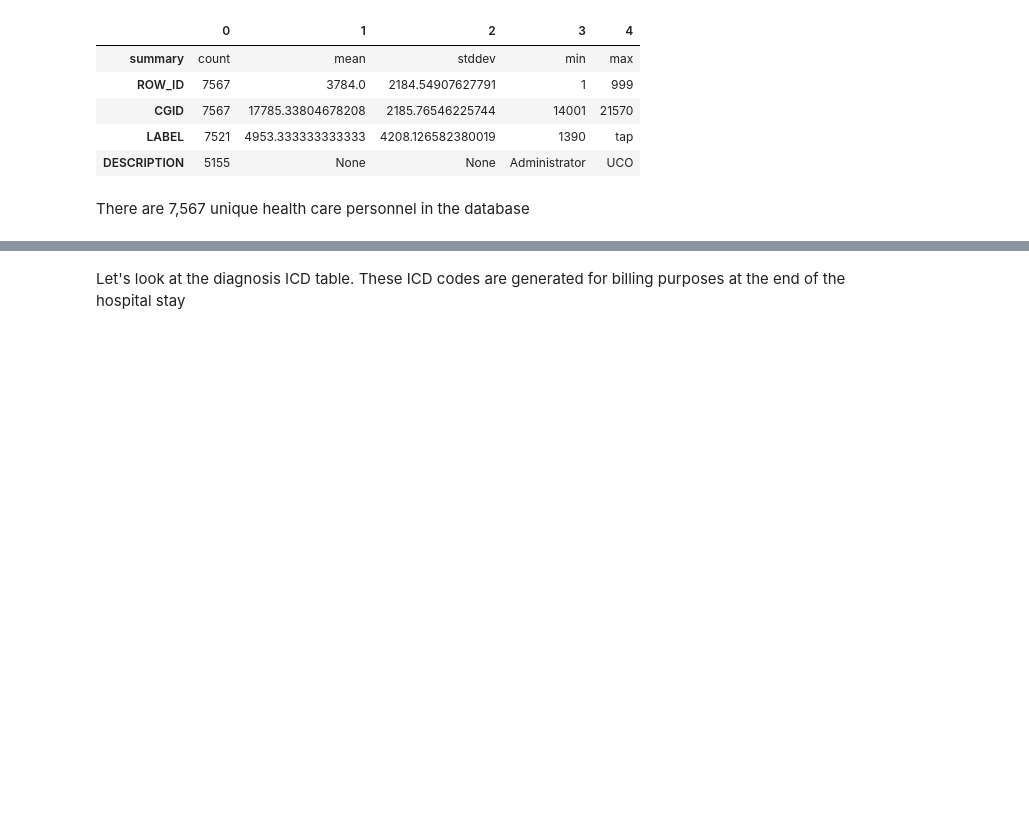
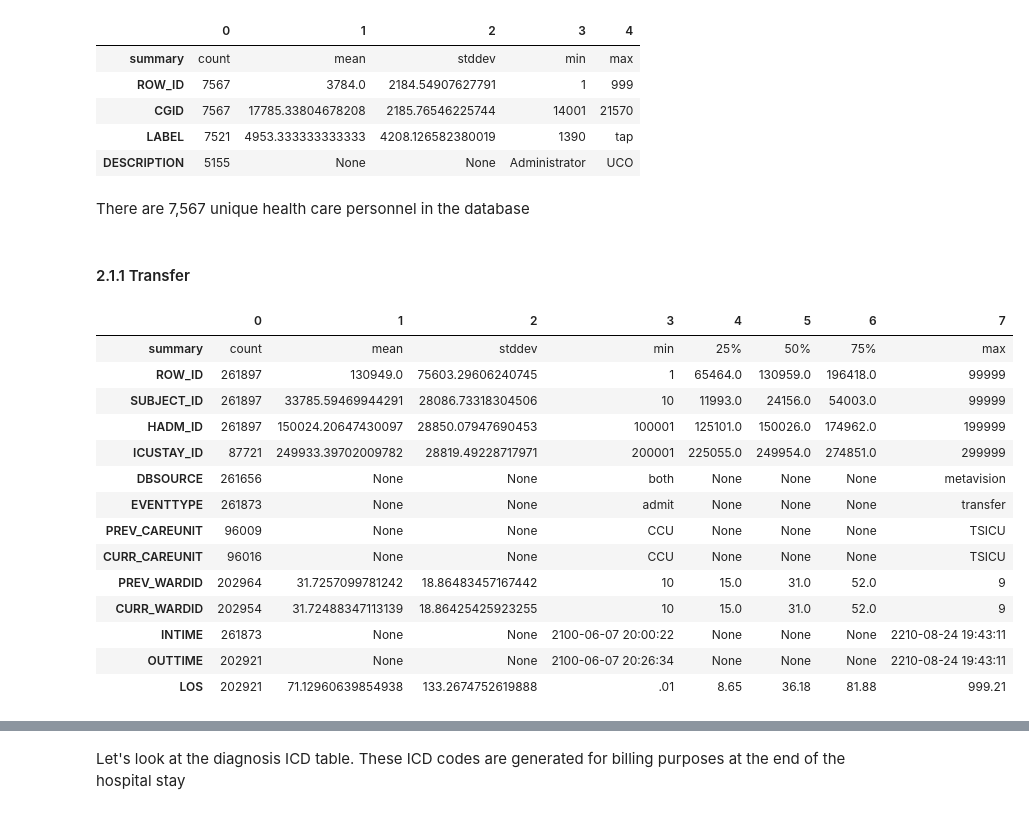
Before and after one commit to gauravkdesai/MIDS-W210-Medical_Insurance_Payment_Assistant, a Jupyter notebook: 01_MIMIC_EDA.ipynb, the cells around one changed output, grey strips where cells are left out. Saved outputs shown, nothing was run; the diff lists cells and outputs as text; code cells hidden in the pictures; blank space fills up the shorter version.

```diff
--- a/01_MIMIC_EDA.ipynb
+++ b/01_MIMIC_EDA.ipynb
@@ -191,3 +191,23 @@ CAREGIVERS_DF.describe().toPandas().T
 | DESCRIPTION | 5155 | None | None | Administrator | UCO |
 # %% [markdown]
 There are 7,567 unique health care personnel in the database
+# %% [markdown]
+#### 2.1.1 Transfer
+# %%
+TRANSFERS_DF.summary().toPandas().T
+# %% [output]
+|  | 0 | 1 | 2 | 3 | 4 | 5 | 6 | 7 |
+| summary | count | mean | stddev | min | 25% | 50% | 75% | max |
+| ROW_ID | 261897 | 130949.0 | 75603.29606240745 | 1 | 65464.0 | 130959.0 | 196418.0 | 99999 |
+| SUBJECT_ID | 261897 | 33785.59469944291 | 28086.73318304506 | 10 | 11993.0 | 24156.0 | 54003.0 | 99999 |
+| HADM_ID | 261897 | 150024.20647430097 | 28850.07947690453 | 100001 | 125101.0 | 150026.0 | 174962.0 | 199999 |
+| ICUSTAY_ID | 87721 | 249933.39702009782 | 28819.49228717971 | 200001 | 225055.0 | 249954.0 | 274851.0 | 299999 |
+| DBSOURCE | 261656 | None | None | both | None | None | None | metavision |
+| EVENTTYPE | 261873 | None | None | admit | None | None | None | transfer |
+| PREV_CAREUNIT | 96009 | None | None | CCU | None | None | None | TSICU |
+| CURR_CAREUNIT | 96016 | None | None | CCU | None | None | None | TSICU |
+| PREV_WARDID | 202964 | 31.7257099781242 | 18.86483457167442 | 10 | 15.0 | 31.0 | 52.0 | 9 |
+| CURR_WARDID | 202954 | 31.72488347113139 | 18.86425425923255 | 10 | 15.0 | 31.0 | 52.0 | 9 |
+| INTIME | 261873 | None | None | 2100-06-07 20:00:22 | None | None | None | 2210-08-24 19:43:11 |
+| OUTTIME | 202921 | None | None | 2100-06-07 20:26:34 | None | None | None | 2210-08-24 19:43:11 |
+| LOS | 202921 | 71.12960639854938 | 133.2674752619888 | .01 | 8.65 | 36.18 | 81.88 | 999.21 |
```
Also changed, not shown: parts of 18 cells of this notebook.
